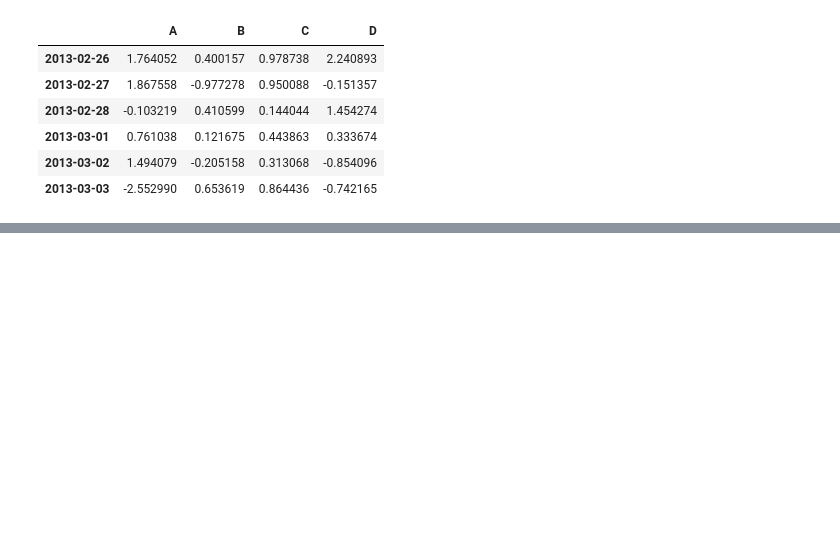
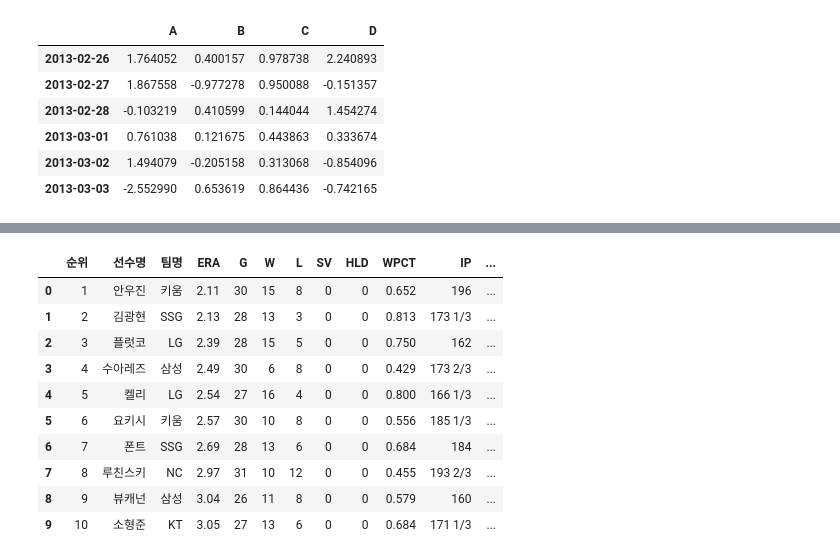
Before and after one commit to gyeonminchae/pythonbasic, a Jupyter notebook: pandas_basic.ipynb, the cells around one changed output, grey strips where cells are left out. Saved outputs shown, nothing was run; the diff lists cells and outputs as text; code cells hidden in the pictures; blank space fills up the shorter version.

```diff
--- a/pandas_basic.ipynb
+++ b/pandas_basic.ipynb
@@ -890,0 +1836,4 @@ result
+# %%
+#
+kbo_pitcher = pd.read_csv('kbo_pitcher.csv', encoding='utf-8')
+kbo_pitcher
@@ -890,0 +1858,17 @@ result
+# %%
+kbo_era_top10 = kbo_pitcher[0:10]
+kbo_era_top10.to_csv('datas/kbo_era_top10.csv', encoding='cp949')
+# %%
+kbo_era_top10
+# %% [output]
+|  | 순위 | 선수명 | 팀명 | ERA | G | W | L | SV | HLD | WPCT | IP | ... |
+| 0 | 1 | 안우진 | 키움 | 2.11 | 30 | 15 | 8 | 0 | 0 | 0.652 | 196 | ... |
+| 1 | 2 | 김광현 | SSG | 2.13 | 28 | 13 | 3 | 0 | 0 | 0.813 | 173 1/3 | ... |
+| 2 | 3 | 플럿코 | LG | 2.39 | 28 | 15 | 5 | 0 | 0 | 0.750 | 162 | ... |
+| 3 | 4 | 수아레즈 | 삼성 | 2.49 | 30 | 6 | 8 | 0 | 0 | 0.429 | 173 2/3 | ... |
+| 4 | 5 | 켈리 | LG | 2.54 | 27 | 16 | 4 | 0 | 0 | 0.800 | 166 1/3 | ... |
+| 5 | 6 | 요키시 | 키움 | 2.57 | 30 | 10 | 8 | 0 | 0 | 0.556 | 185 1/3 | ... |
+| 6 | 7 | 폰트 | SSG | 2.69 | 28 | 13 | 6 | 0 | 0 | 0.684 | 184 | ... |
+| 7 | 8 | 루친스키 | NC | 2.97 | 31 | 10 | 12 | 0 | 0 | 0.455 | 193 2/3 | ... |
+| 8 | 9 | 뷰캐넌 | 삼성 | 3.04 | 26 | 11 | 8 | 0 | 0 | 0.579 | 160 | ... |
+| 9 | 10 | 소형준 | KT | 3.05 | 27 | 13 | 6 | 0 | 0 | 0.684 | 171 1/3 | ... |
```
Also changed, not shown: parts of 129 cells of this notebook.
